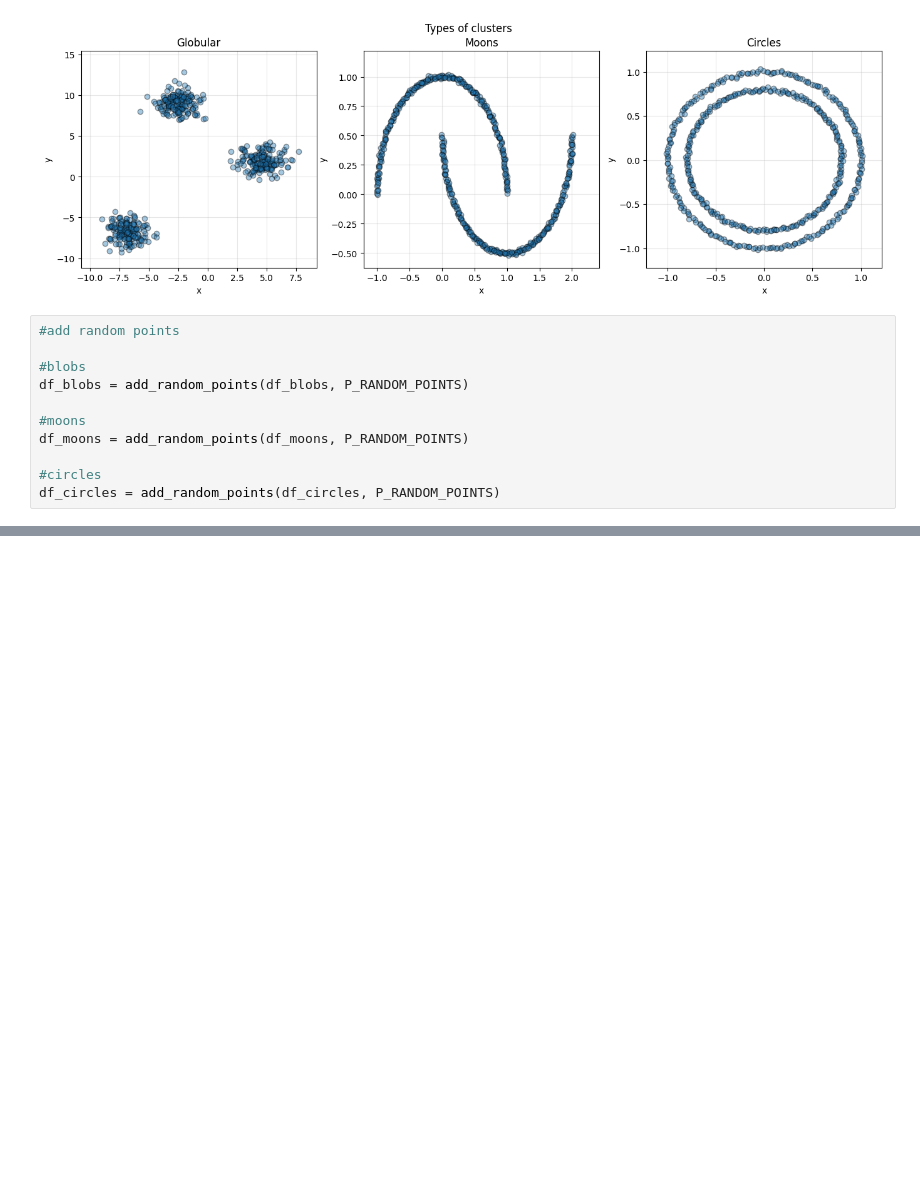
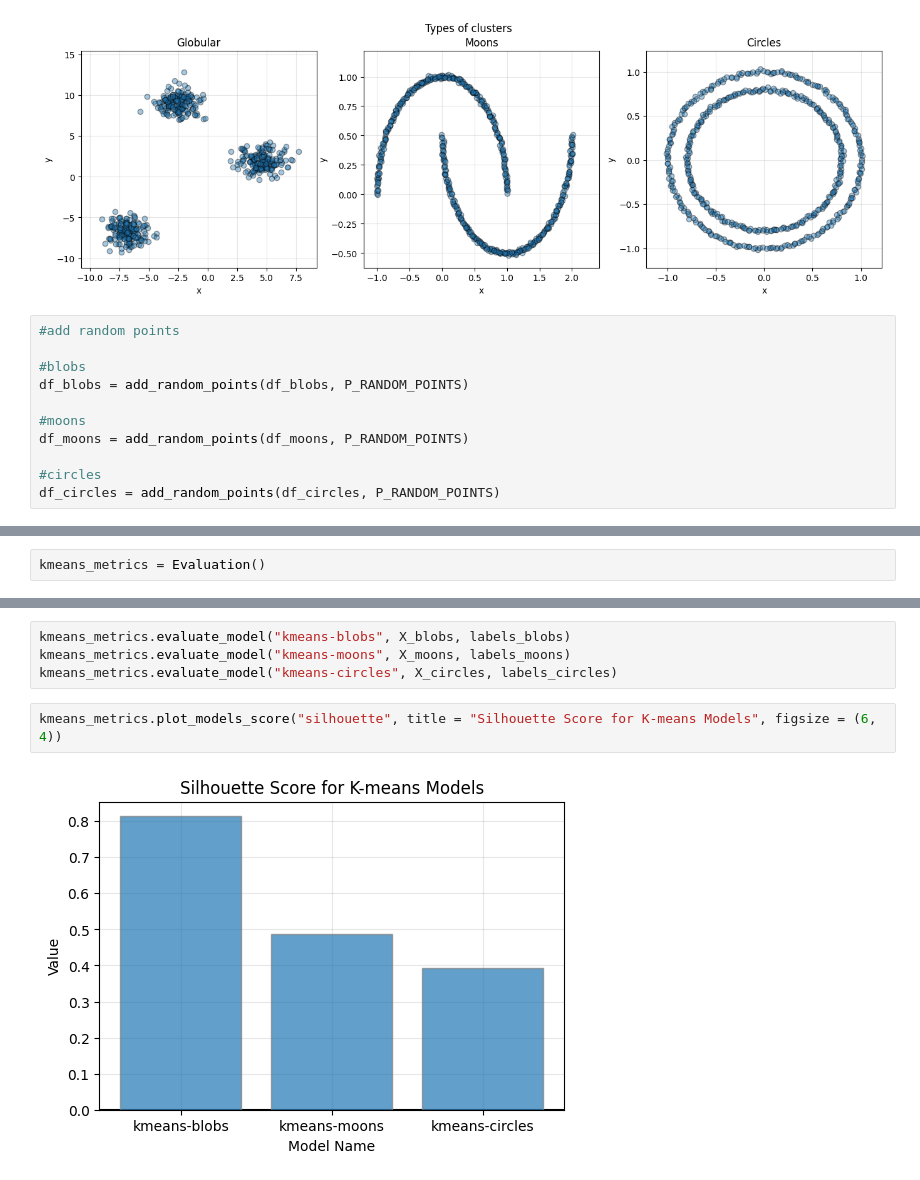
Before and after one commit to alex-bolshunov/Clustering-ML, a Jupyter notebook: clustering_ml.ipynb, the cells around one changed output, grey strips where cells are left out. Cells and saved outputs as stored; diff of their text form; blank space fills up the shorter version.

```diff
--- a/clustering_ml.ipynb
+++ b/clustering_ml.ipynb
@@ -301,0 +272,2 @@ plot_dfs(
+# %%
+kmeans_metrics = Evaluation()
@@ -301,0 +294,8 @@ plot_dfs(
+# %%
+kmeans_metrics.evaluate_model("kmeans-blobs", X_blobs, labels_blobs)
+kmeans_metrics.evaluate_model("kmeans-moons", X_moons, labels_moons)
+kmeans_metrics.evaluate_model("kmeans-circles", X_circles, labels_circles)
+# %%
+kmeans_metrics.plot_models_score("silhouette", title = "Silhouette Score for K-means Models", figsize = (6, 4))
+# %% [output]
+[figure, added]
```
Also changed, not shown: parts of 67 cells of this notebook.
